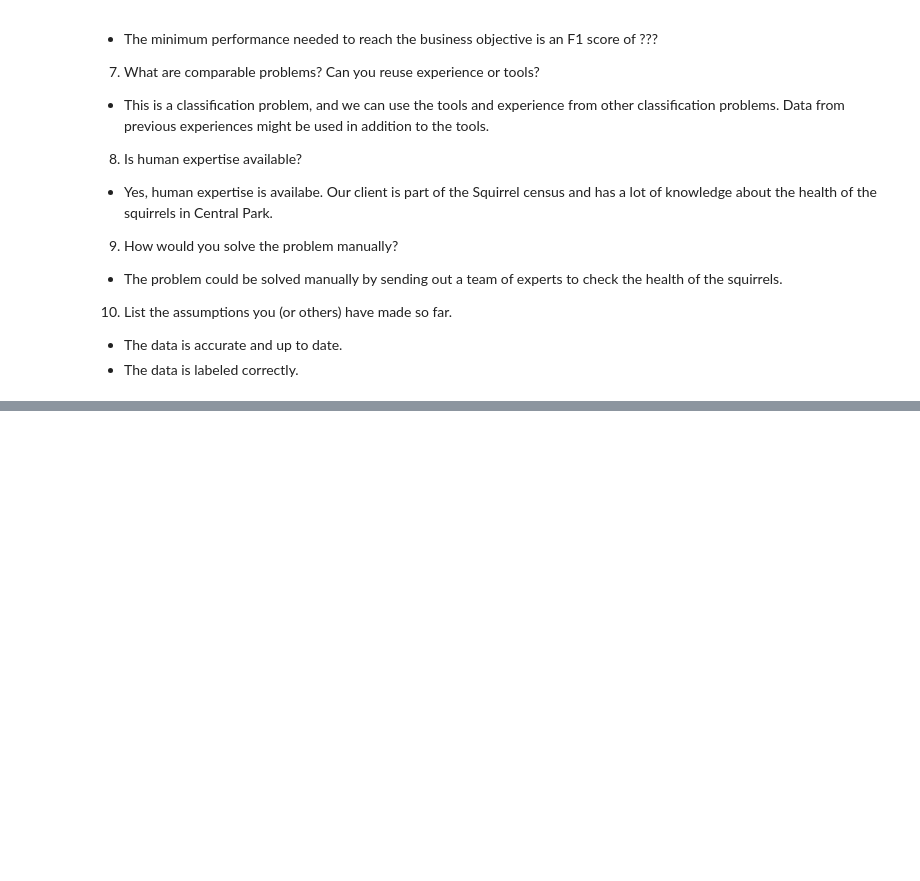
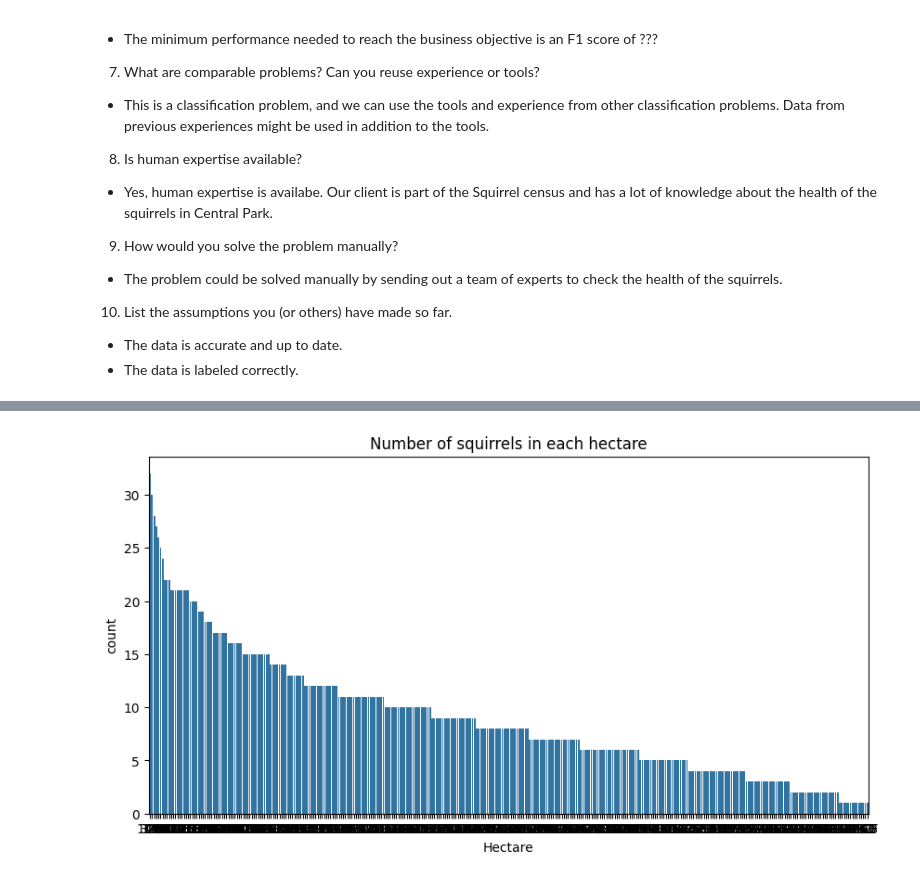
Before and after one commit to OnToNothing/ML_project_2, a Jupyter notebook: tester.ipynb, the cells around one changed output, grey strips where cells are left out. Drawn from its saved outputs; the diff is of its cells as text; code cells hidden in the pictures; blank space fills up the shorter version.

Commit message:
added data exploration

```diff
--- a/tester.ipynb
+++ b/tester.ipynb
@@ -28,0 +50,17 @@
+# %%
+def load_data(census_data="2018_Central_Park_Squirrel_Census_-_Squirrel_Data_20241105.csv",ad_viz_data="ad_viz_plotval_data.csv",
+              co2air_data="co2air.csv", disease_data="diseased_squirrels.csv", no2_data="NO2.csv", pbair_data="Pbair.csv",
+              weather_data="weather.csv"):
+
+    #load the data
+    census = pd.read_csv(census_data)
+    ad_viz = pd.read_csv(ad_viz_data)
+    co2air = pd.read_csv(co2air_data)
+    disease = pd.read_csv(disease_data,header=None)
+    no2 = pd.read_csv(no2_data)
+    pbair = pd.read_csv(pbair_data)
+    weather = pd.read_csv(weather_data)
+
+    return census, ad_viz, co2air, disease, no2, pbair, weather
+
+load_data()
@@ -28,0 +85,17 @@
+# %%
+
+# Load the data
+census, ad_viz, co2air, disease, no2, pbair, weather = load_data()
+
+#plot of the number of squirrels in each hectare
+def plot_squirrel_density(census):
+    #plot the number of squirrels in each hectare
+    plt.figure(figsize=(10,5))
+    sns.countplot(x='Hectare', data=census, order=census['Hectare'].value_counts().index)
+    plt.title('Number of squirrels in each hectare')
+    plt.show()
+
+
+plot_squirrel_density(census)
+# %% [output]
+[figure, added]
```
Also changed, not shown: parts of 13 cells of this notebook.
